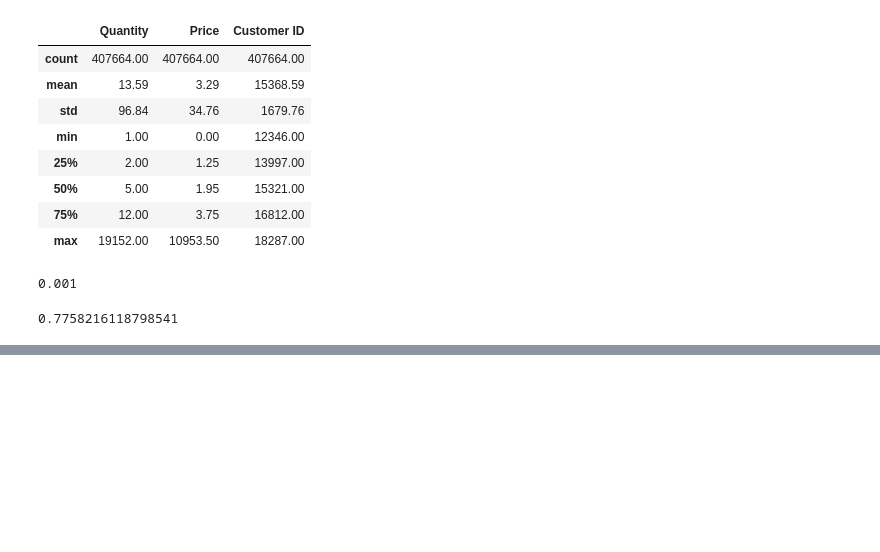
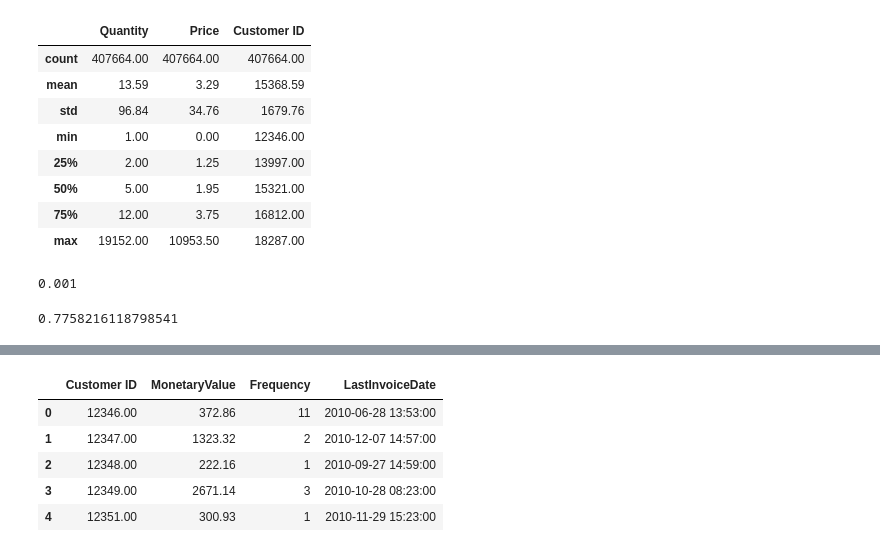
Before and after one commit to Vivek-Nandal/online-retail-ii, a Jupyter notebook: online_retail_data_clustering.ipynb, the cells around one changed output, grey strips where cells are left out. Cells and saved outputs as stored; diff of their text form; code cells hidden in the pictures; blank space fills up the shorter version.

```diff
--- a/online_retail_data_clustering.ipynb
+++ b/online_retail_data_clustering.ipynb
@@ -274,0 +295,16 @@ len(cleaned_df)/len(retail_df)
+# %%
+aggregated_df = cleaned_df.groupby(by="Customer ID", as_index=False)\
+    .agg(
+        MonetaryValue=("SalesLineTotal", "sum"),
+        Frequency=("Invoice","nunique"),
+        LastInvoiceDate=("InvoiceDate", "max")
+    )
+
+aggregated_df.head(5)
+# %% [output]
+|  | Customer ID | MonetaryValue | Frequency | LastInvoiceDate |
+| 0 | 12346.00 | 372.86 | 11 | 2010-06-28 13:53:00 |
+| 1 | 12347.00 | 1323.32 | 2 | 2010-12-07 14:57:00 |
+| 2 | 12348.00 | 222.16 | 1 | 2010-09-27 14:59:00 |
+| 3 | 12349.00 | 2671.14 | 3 | 2010-10-28 08:23:00 |
+| 4 | 12351.00 | 300.93 | 1 | 2010-11-29 15:23:00 |
```
Also changed, not shown: parts of 3 cells of this notebook.
